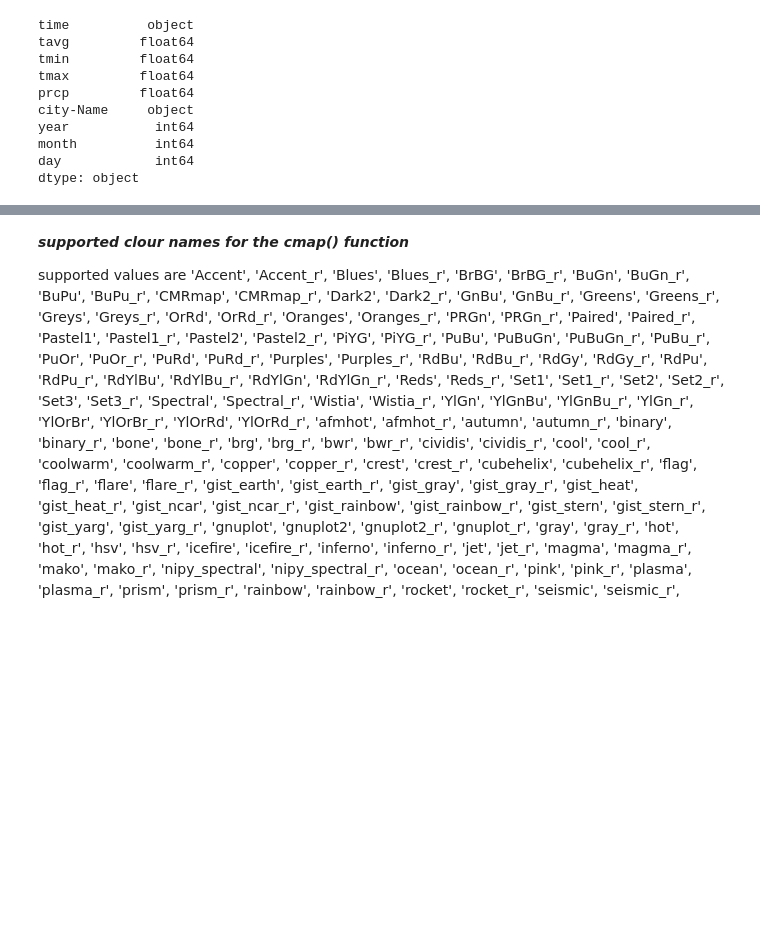
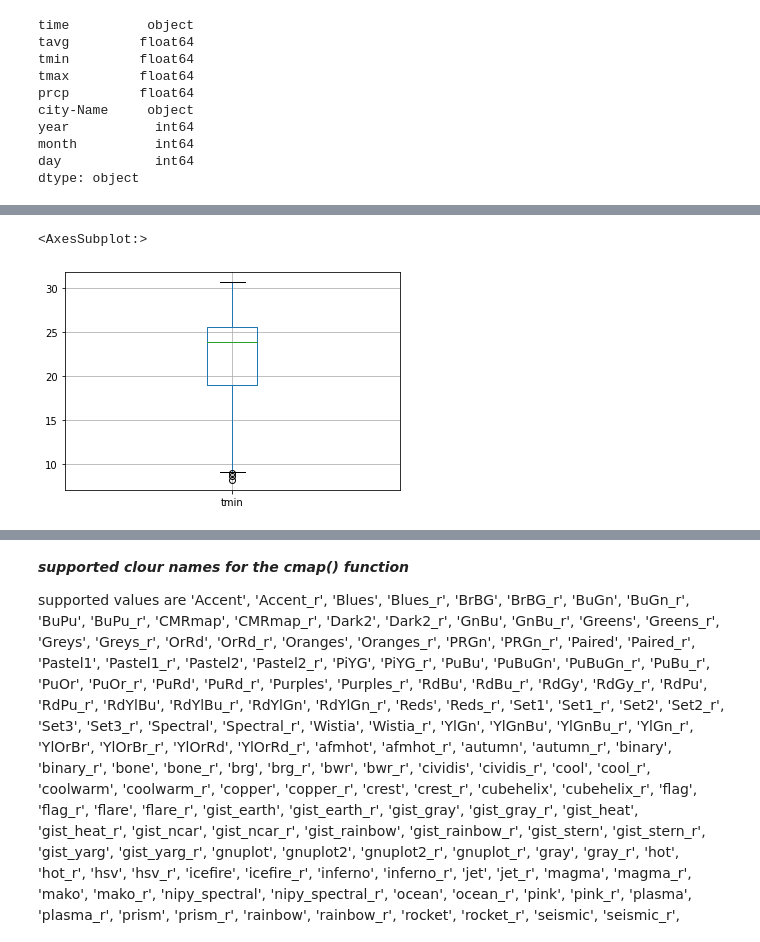
Before and after one commit to Madhukumarmogulla/wheather-data-prediction, a Jupyter notebook: my_project_1(EDA).ipynb, the cells around one changed output, grey strips where cells are left out. Drawn from its saved outputs; the diff is of its cells as text; code cells hidden in the pictures; blank space fills up the shorter version.

```diff
--- a/my_project_1(EDA).ipynb
+++ b/my_project_1(EDA).ipynb
@@ -239,3 +322,6 @@ sns.boxplot(bhubhneshwar['tavg'])
 # %%
-sns.boxplot(bhubhneshwar['tmin'])
+bhubhneshwar.boxplot(column=['tmin'],grid=True,fontsize='10',)
+# %% [output]
+<AxesSubplot:>
+[figure, added]
 # %%
```
Also changed, not shown: parts of 60 cells of this notebook.
